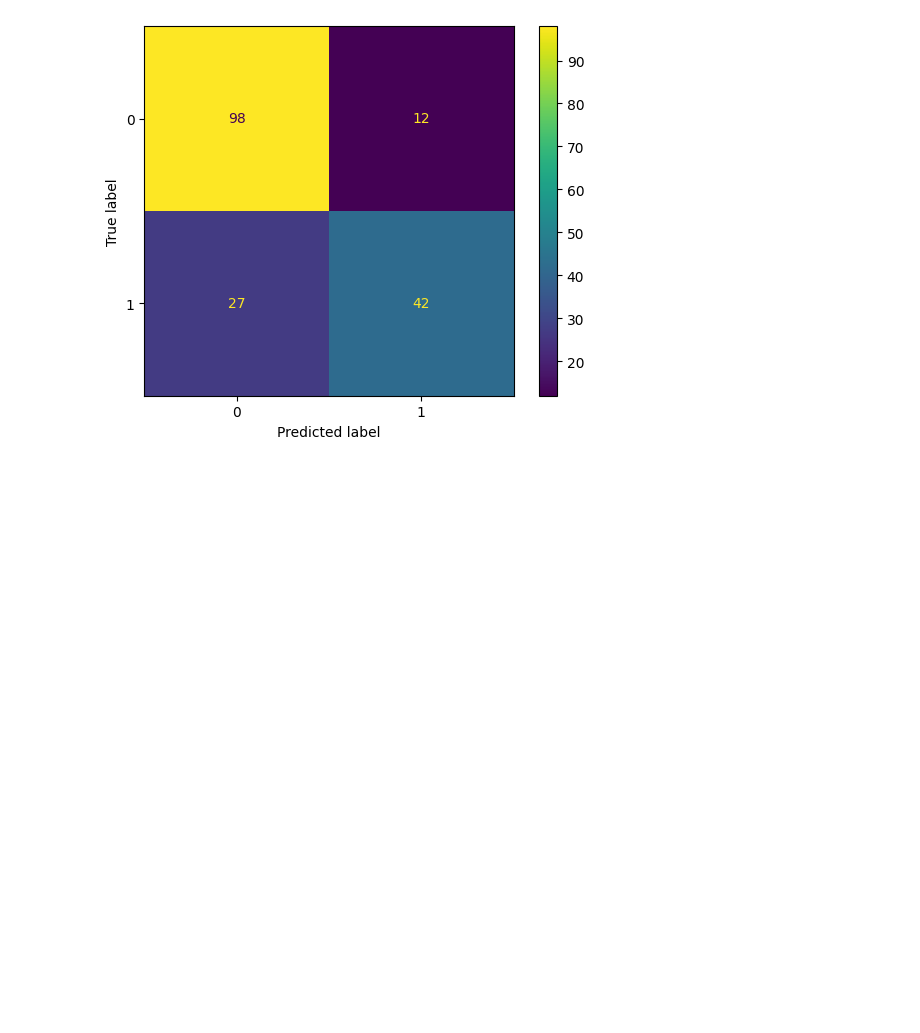
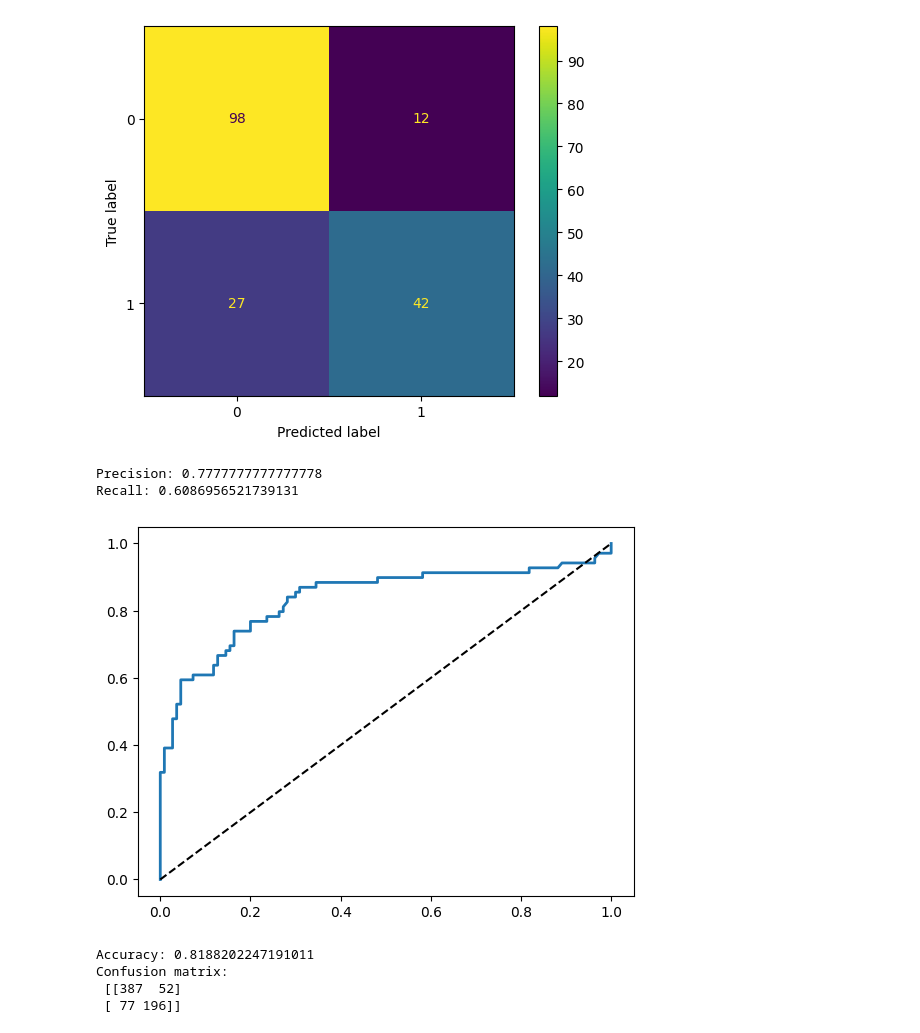
Before and after one commit to Sohampande/Titanic, a Jupyter notebook: Main Code Base.ipynb, the cells around one changed output. Saved outputs shown, nothing was run; the diff lists cells and outputs as text; code cells hidden in the pictures; blank space fills up the shorter version.

Commit message:
Finished Evaluating the Model

```diff
--- a/Main Code Base.ipynb
+++ b/Main Code Base.ipynb
@@ -308,3 +310,42 @@ ConfusionMatrixDisplay(cm).plot()
 # %% [output]
 <sklearn.metrics._plot.confusion_matrix.ConfusionMatrixDisplay at 0x...>
 [figure]
+# %%
+from sklearn.metrics import precision_score, recall_score
+print('Precision:', precision_score(y_test, y_pred))
+print('Recall:', recall_score(y_test, y_pred))
+# %% [output]
+Precision: 0.7777777777777778
+Recall: 0.6086956521739131
+# %%
+from sklearn.metrics import roc_curve
+
+def plot_roc_curve(fpr, tpr, label=None):
+    plt.plot(fpr, tpr, linewidth=2, label=label)
+    plt.plot([0, 1], [0, 1], 'k--') # dashed diagonal
+    [...] # Add axis labels and grid
+
+fpr, tpr, thresholds = roc_curve(y_test, full_pipeline.predict_proba(X_test)[:,1])
+
+plot_roc_curve(fpr, tpr)
+plt.show()
+# %% [output]
+[figure, added]
+# %%
+from sklearn.ensemble import RandomForestClassifier
+from sklearn.model_selection import cross_val_predict
+from sklearn.metrics import accuracy_score, confusion_matrix
+
+y_scores = cross_val_predict(full_pipeline, data_x, data_y, cv=5)
+
+# Using the cross_val_scores to better understand the model
+cm = confusion_matrix(data_y, y_scores)
+acc_scores = accuracy_score(data_y, y_scores)
+
+print("Accuracy:", acc_scores)
+print("Confusion matrix:\n", cm)
+# %% [output]
+Accuracy: 0.8188202247191011
+Confusion matrix:
+ [[387  52]
+ [ 77 196]]
```
Also changed, not shown: parts of 1 cell of this notebook.
